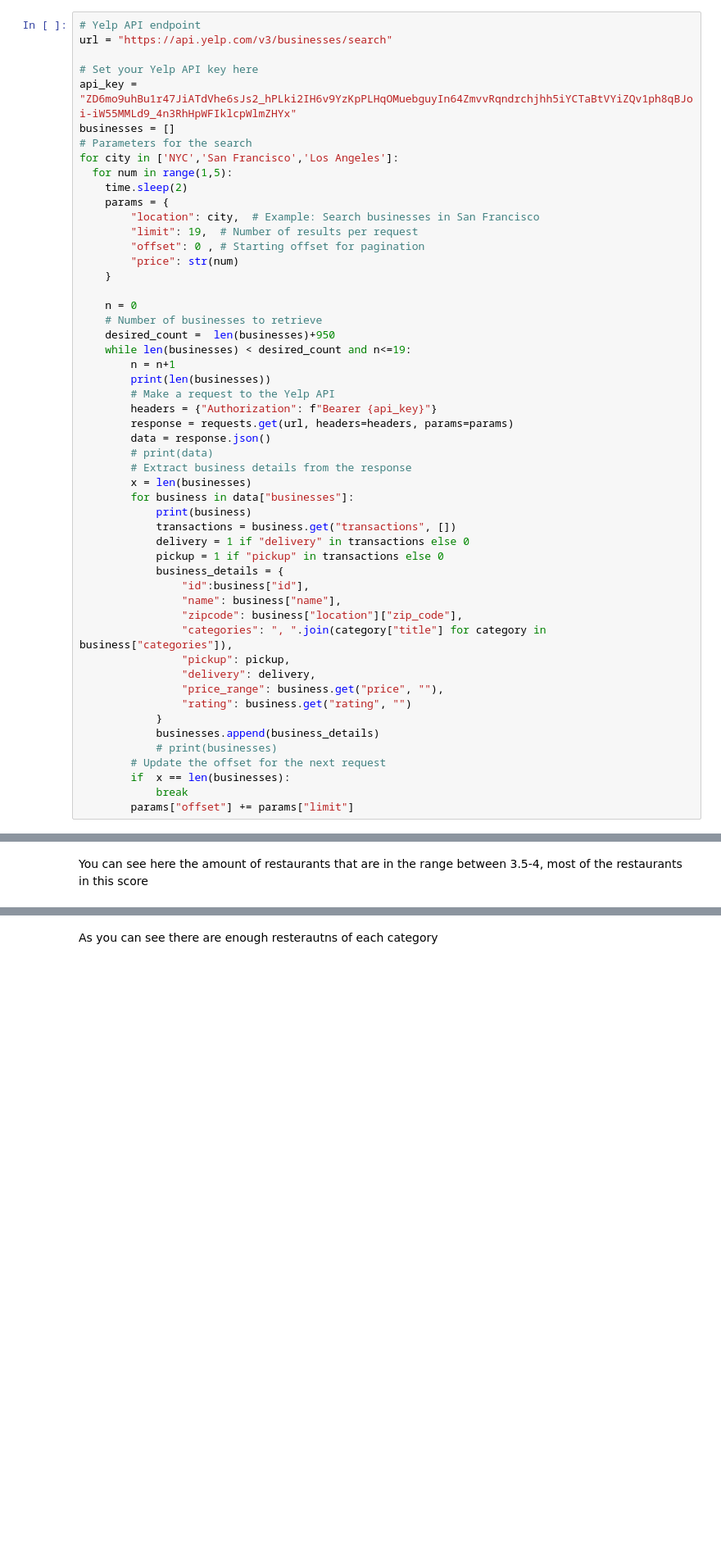
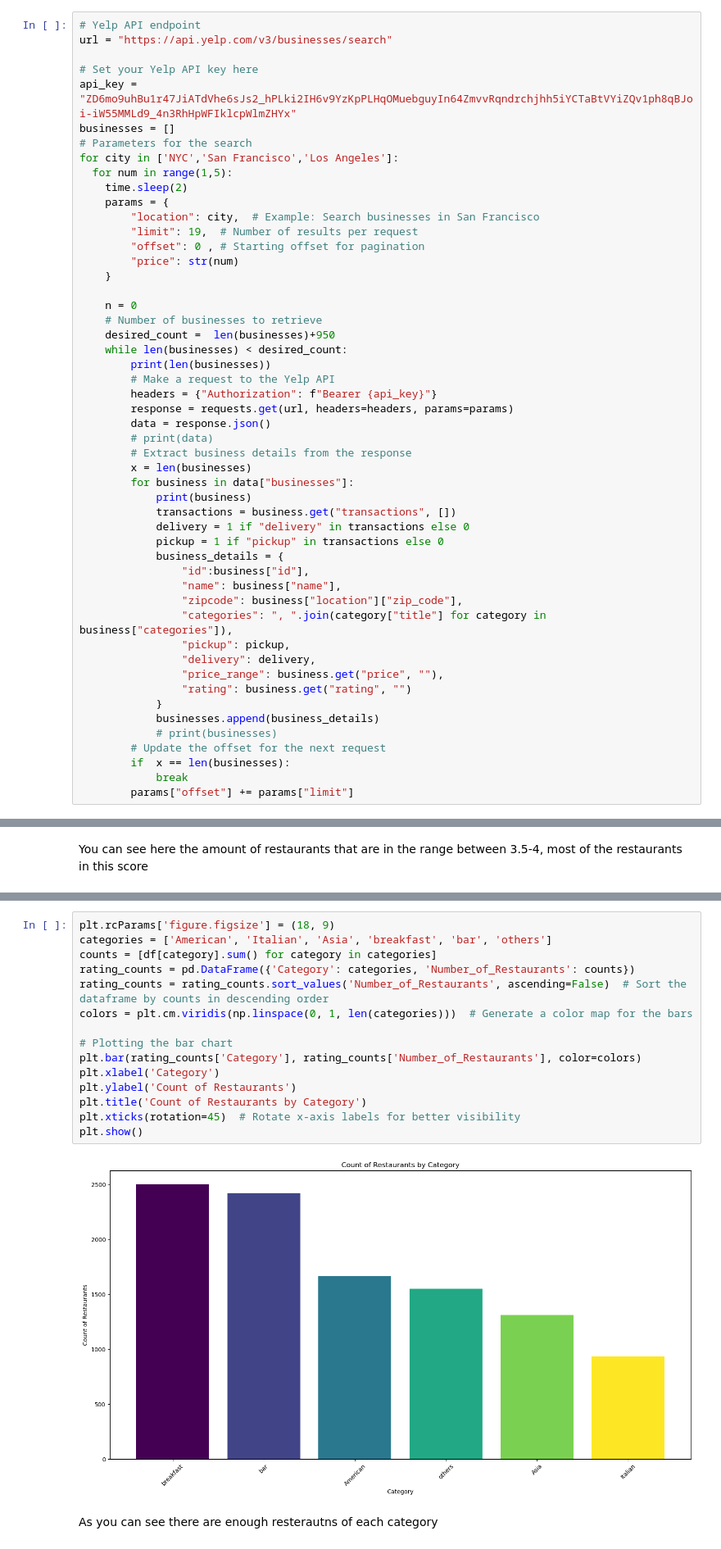
Before and after one commit to NadavMargaliot/Project_Data_Science, a Jupyter notebook: Data Science .ipynb, the cells around one changed output, grey strips where cells are left out. Shown at 82% size. Saved outputs shown, nothing was run; the diff lists cells and outputs as text; blank space fills up the shorter version.

Commit message:
Update Data Science.ipynb

```diff
--- a/Data Science .ipynb
+++ b/Data Science .ipynb
@@ -35,8 +35,7 @@ for city in ['NYC','San Francisco','Los Angeles']:
     n = 0
     # Number of businesses to retrieve
     desired_count =  len(businesses)+950
-    while len(businesses) < desired_count and n<=19:
-        n = n+1
+    while len(businesses) < desired_count:
         print(len(businesses))
         # Make a request to the Yelp API
         headers = {"Authorization": f"Bearer {api_key}"}
@@ -370,6 +369,23 @@ plt.title('Count of Restaurants by Category')
 plt.show()
 # %% [output]
 [figure]
+# %%
+plt.rcParams['figure.figsize'] = (18, 9)
+categories = ['American', 'Italian', 'Asia', 'breakfast', 'bar', 'others']
+counts = [df[category].sum() for category in categories]
+rating_counts = pd.DataFrame({'Category': categories, 'Number_of_Restaurants': counts})
+rating_counts = rating_counts.sort_values('Number_of_Restaurants', ascending=False)  # Sort the dataframe by counts in descending order
+colors = plt.cm.viridis(np.linspace(0, 1, len(categories)))  # Generate a color map for the bars
+
+# Plotting the bar chart
+plt.bar(rating_counts['Category'], rating_counts['Number_of_Restaurants'], color=colors)
+plt.xlabel('Category')
+plt.ylabel('Count of Restaurants')
+plt.title('Count of Restaurants by Category')
+plt.xticks(rotation=45)  # Rotate x-axis labels for better visibility
+plt.show()
+# %% [output]
+[figure, added]
 # %% [markdown]
 As you can see there are enough resterautns of each category
 # %%
```
Also changed, not shown: parts of 11 cells of this notebook.
